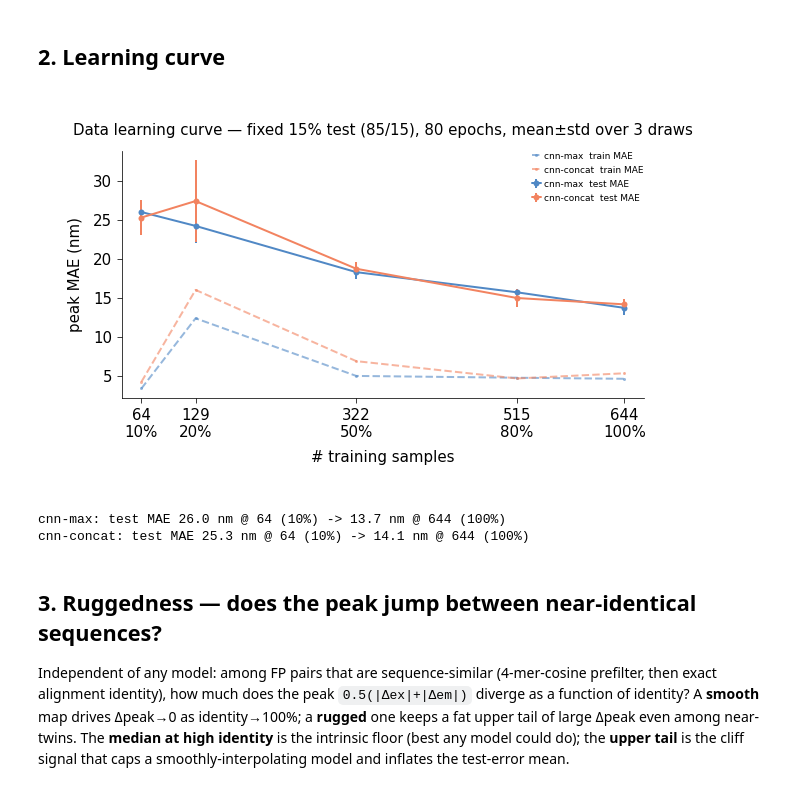
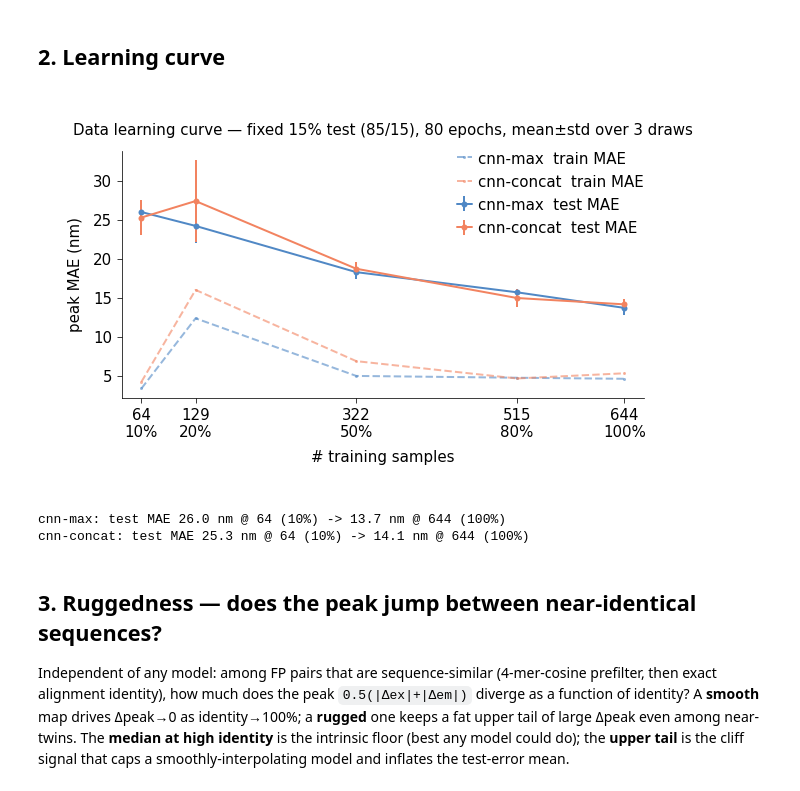
Before and after one commit to Arcadia-Science/FPguide, a Jupyter notebook: peak_design/learning_curve.ipynb, the cells around one changed output. Drawn from its saved outputs; the diff is of its cells as text; code cells hidden in the pictures.

```diff
--- a/peak_design/learning_curve.ipynb
+++ b/peak_design/learning_curve.ipynb
@@ -108,20 +108,20 @@ loaded learning-curve sweep cache: trained_models/data_learning_curve_sweep.json
 # %%
 fig,ax=plt.subplots(figsize=(8.5,5.2))
 col={"max":C("aegean"),"concat":C("amber")}
 for pool in POOLS:
     r=res[pool]; n=np.array(r["n"])
     ax.errorbar(n,r["te_mean"],yerr=r["te_std"],marker="o",capsize=3,color=col[pool],label=f"cnn-{pool}  test MAE")
     ax.plot(n,r["tr_mean"],ls="--",marker=".",color=col[pool],alpha=0.6,label=f"cnn-{pool}  train MAE")
 ax.set_xlabel("# training samples"); ax.set_ylabel("peak MAE (nm)")
 ax.set_title("Data learning curve — fixed 15% test (85/15), 80 epochs, mean±std over 3 draws")
-ax.legend(fontsize=9)
+ax.legend(fontsize=15)
 ax.set_xticks(res["max"]["n"])
 ax.set_xticklabels([f'{n}\n{int(f*100)}%' for n,f in zip(res["max"]["n"],res["max"]["frac"])])
 plt.tight_layout(); fig.savefig("trained_models/data_learning_curve_85_15.png",dpi=130,bbox_inches="tight"); plt.show()
 for pool in POOLS:
     r=res[pool]; print(f"cnn-{pool}: test MAE {r['te_mean'][0]:.1f} nm @ {r['n'][0]} (10%) -> {r['te_mean'][-1]:.1f} nm @ {r['n'][-1]} (100%)")
 # %% [output]
-[figure, old version]
+[figure, new version]
 cnn-max: test MAE 26.0 nm @ 64 (10%) -> 13.7 nm @ 644 (100%)
 cnn-concat: test MAE 25.3 nm @ 64 (10%) -> 14.1 nm @ 644 (100%)
 # %% [markdown]
```
Also changed, not shown: parts of 4 cells of this notebook, 1 other file.
